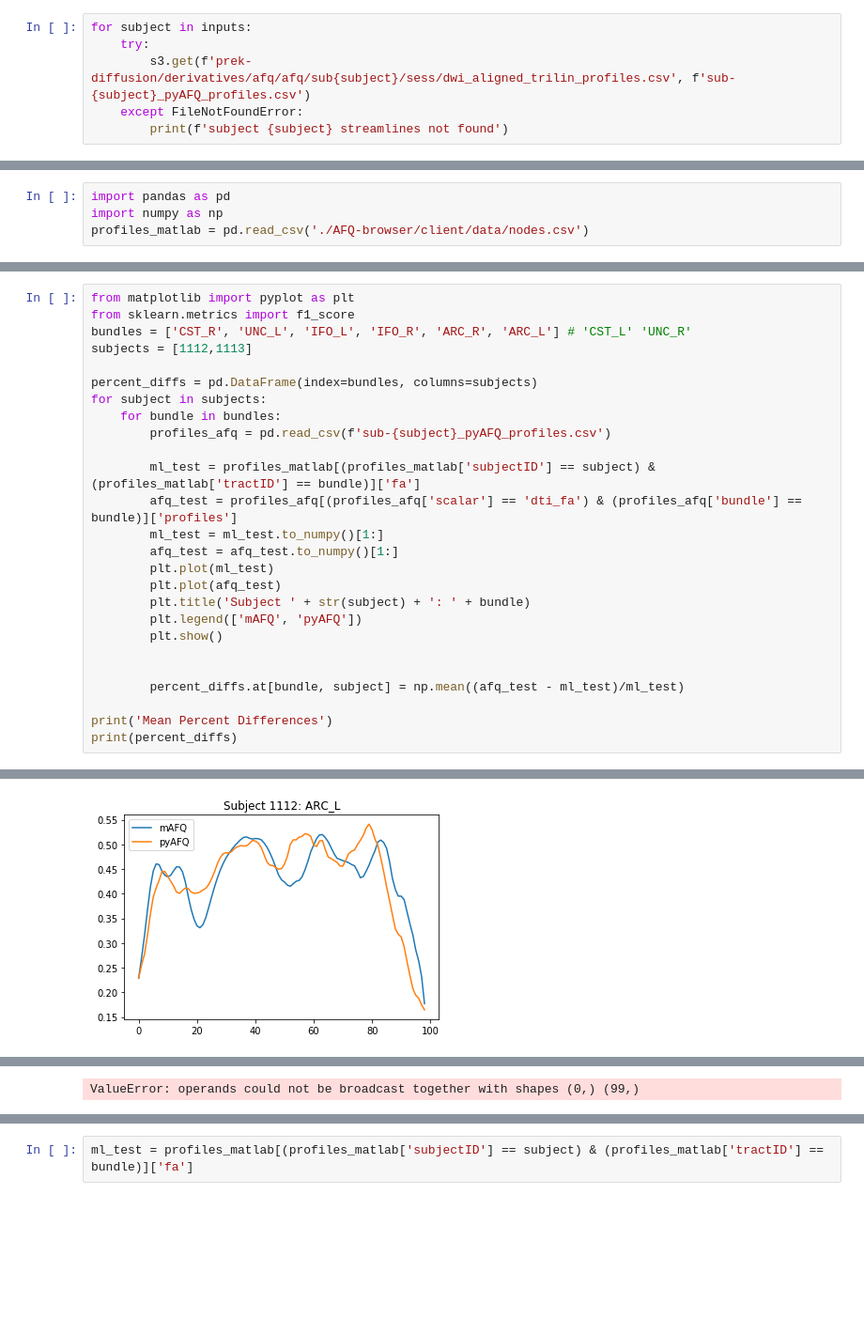
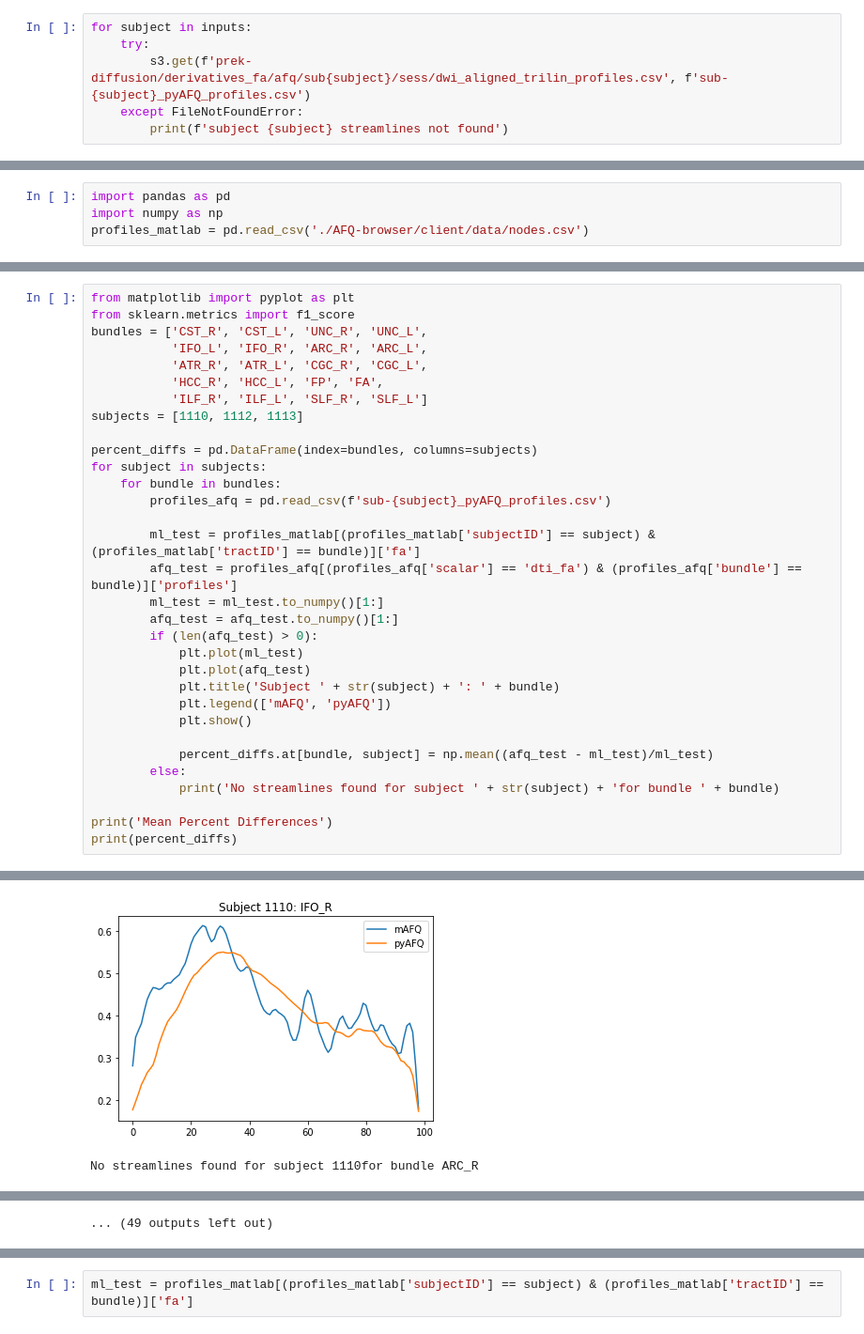
Before and after one commit to 36000/pyAFQ-scripts, a Jupyter notebook: cloudknot/cloudknot_prek.ipynb, the cells around one changed output, grey strips where cells are left out. Shown at 94% size. Drawn from its saved outputs; the diff is of its cells as text; blank space fills up the shorter version.

Commit message:
small changes to prek

```diff
--- a/cloudknot/cloudknot_prek.ipynb
+++ b/cloudknot/cloudknot_prek.ipynb
@@ -124,6 +121,6 @@ except FileNotFoundError:
 # %%
 for subject in inputs:
     try:
-        s3.get(f'prek-diffusion/derivatives/afq/afq/sub{subject}/sess/dwi_aligned_trilin_profiles.csv', f'sub-{subject}_pyAFQ_profiles.csv')
+        s3.get(f'prek-diffusion/derivatives_fa/afq/sub{subject}/sess/dwi_aligned_trilin_profiles.csv', f'sub-{subject}_pyAFQ_profiles.csv')
     except FileNotFoundError:
         print(f'subject {subject} streamlines not found')
@@ -160,8 +181,12 @@ profiles_matlab['tractID'] = profiles_matlab['tractID'].apply(tract_map)
 # %%
 from matplotlib import pyplot as plt
 from sklearn.metrics import f1_score
-bundles = ['CST_R', 'UNC_L', 'IFO_L', 'IFO_R', 'ARC_R', 'ARC_L'] # 'CST_L' 'UNC_R'
-subjects = [1112,1113]
+bundles = ['CST_R', 'CST_L', 'UNC_R', 'UNC_L',
+           'IFO_L', 'IFO_R', 'ARC_R', 'ARC_L',
+           'ATR_R', 'ATR_L', 'CGC_R', 'CGC_L',
+           'HCC_R', 'HCC_L', 'FP', 'FA',
+           'ILF_R', 'ILF_L', 'SLF_R', 'SLF_L']
+subjects = [1110, 1112, 1113]
 
 percent_diffs = pd.DataFrame(index=bundles, columns=subjects)
 for subject in subjects:
@@ -172,14 +197,16 @@ for subject in subjects:
         afq_test = profiles_afq[(profiles_afq['scalar'] == 'dti_fa') & (profiles_afq['bundle'] == bundle)]['profiles']
         ml_test = ml_test.to_numpy()[1:]
         afq_test = afq_test.to_numpy()[1:]
-        plt.plot(ml_test)
-        plt.plot(afq_test)
-        plt.title('Subject ' + str(subject) + ': ' + bundle)
-        plt.legend(['mAFQ', 'pyAFQ'])
-        plt.show()
+        if (len(afq_test) > 0):
+            plt.plot(ml_test)
+            plt.plot(afq_test)
+            plt.title('Subject ' + str(subject) + ': ' + bundle)
+            plt.legend(['mAFQ', 'pyAFQ'])
+            plt.show()
 
-
-        percent_diffs.at[bundle, subject] = np.mean((afq_test - ml_test)/ml_test)
+            percent_diffs.at[bundle, subject] = np.mean((afq_test - ml_test)/ml_test)
+        else:
+            print('No streamlines found for subject ' + str(subject) + 'for bundle ' + bundle)
 
 print('Mean Percent Differences')
 print(percent_diffs)
@@ -192 +219,2 @@ print(percent_diffs)
-[figure, old version]
+[figure, new version]
+No streamlines found for subject 1110for bundle ARC_R
@@ -194 +221,0 @@ print(percent_diffs)
-ValueError: operands could not be broadcast together with shapes (0,) (99,)
@@ -195,2 +226,3 @@ ValueError: operands could not be broadcast together with shapes (0,) (99,)
+... (49 outputs left out)
 # %%
 print(profiles_matlab['tractID'].unique())
```
Also changed, not shown: parts of 7 cells of this notebook, 1 other file.
